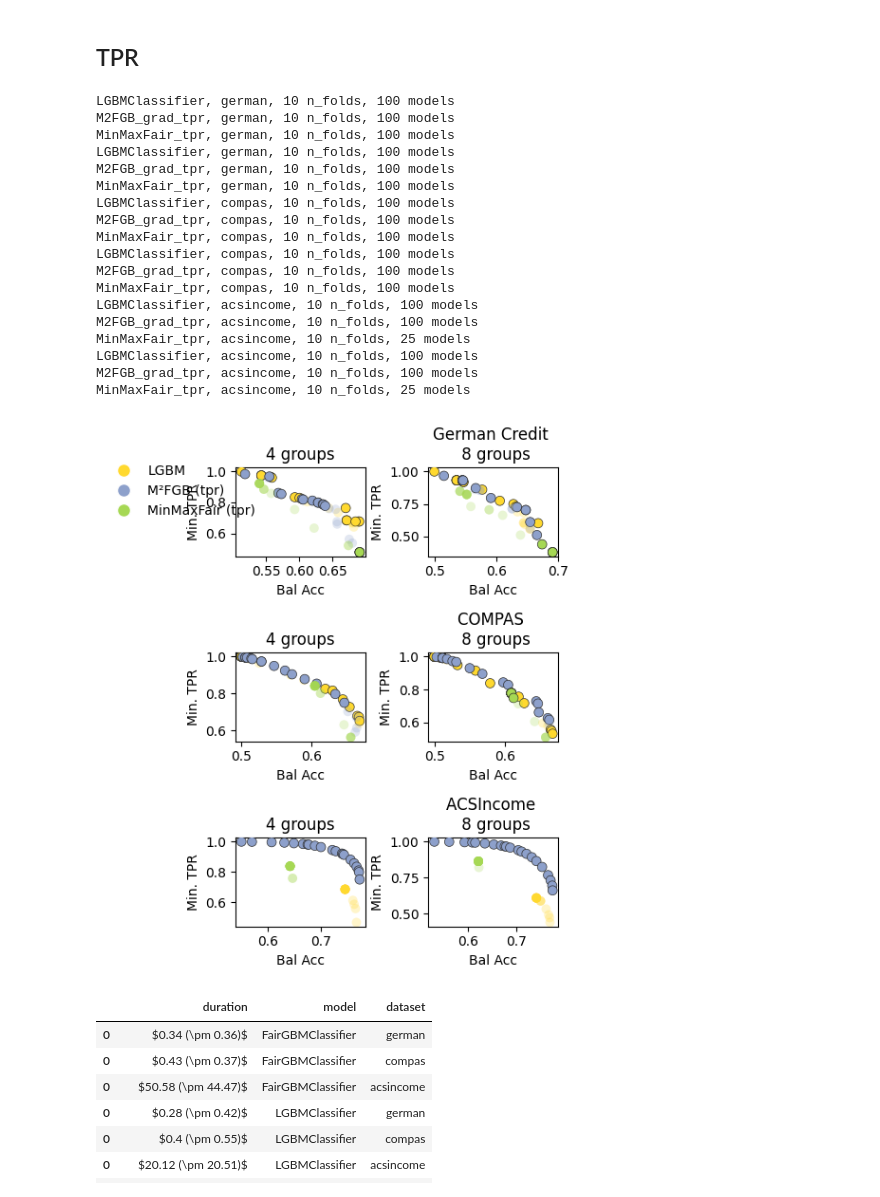
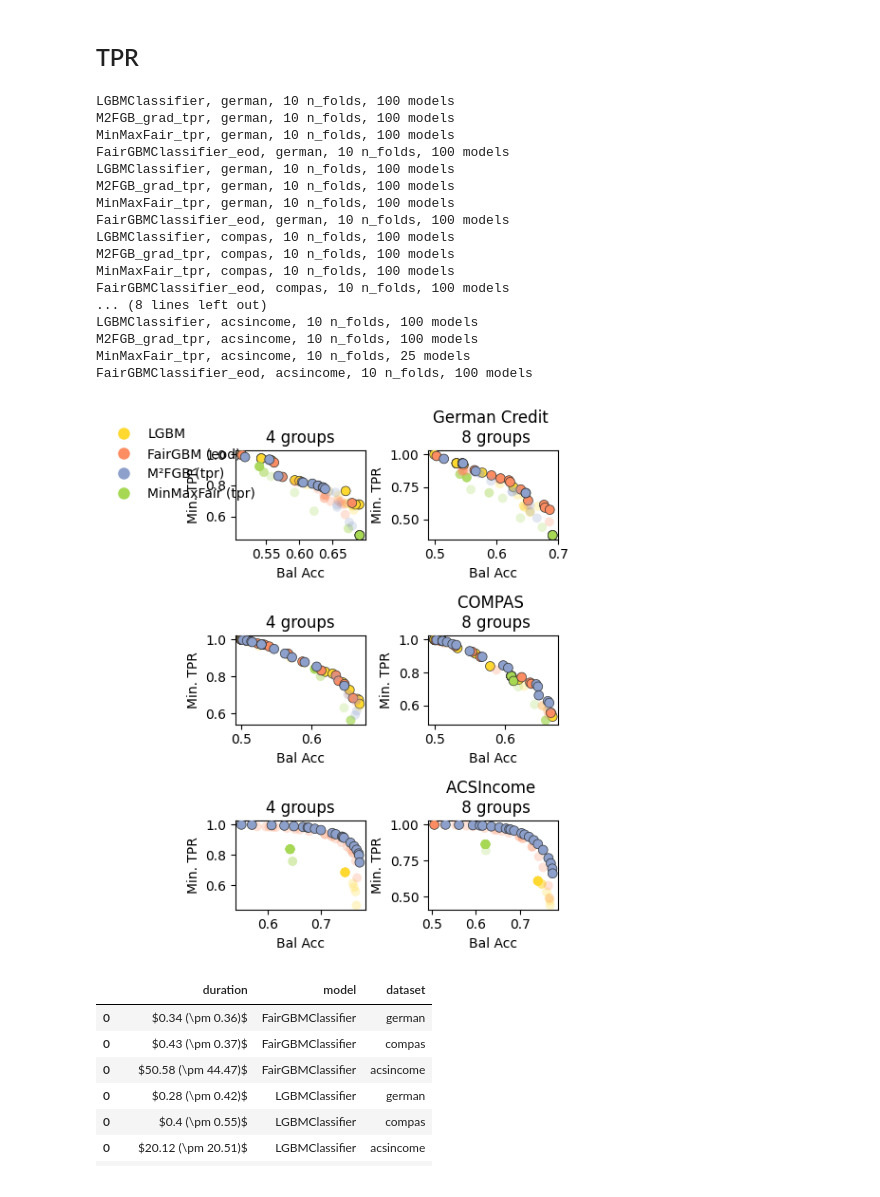
Before and after one commit to hiaac-finance/m2fgb, a Jupyter notebook: notebooks/analyze_results_new.ipynb, the cells around one changed output. Cells and saved outputs as stored; diff of their text form; code cells hidden in the pictures.

Commit message:
updated plot

```diff
--- a/notebooks/analyze_results_new.ipynb
+++ b/notebooks/analyze_results_new.ipynb
@@ -18,6 +19,7 @@ dataset_names = {
 methods_color = {
     "LGBMClassifier" : "#ffd92f",
     "FairGBMClassifier" : "#fc8d62",
+    "FairGBMClassifier_eod" : "#fc8d62",
     "MinMaxFair" : "#a6d854",
     "MinMaxFair_tpr" : "#a6d854",
     "M2FGB_grad" : "#8da0cb",
@@ -29,6 +31,7 @@ methods_color = {
 methods_names = {
     "LGBMClassifier" : "LGBM",
     "FairGBMClassifier" : "FairGBM",
+    "FairGBMClassifier_eod" : "FairGBM (eod)",
     "M2FGB_grad" : "M²FGB",
     "M2FGB_grad_tpr" : "M²FGB (tpr)",
     "M2FGB_grad_pr" : "M²FGB (pr)",
@@ -39,11 +42,11 @@ methods_names = {
 }
 
 handles = [
-    Line2D([0], [0], marker = "o", color = "w", label=value, markerfacecolor=methods_color[key], markersize=10) for key, value in methods_names.items() if "tpr" not in key and "pr" not in key
+    Line2D([0], [0], marker = "o", color = "w", label=value, markerfacecolor=methods_color[key], markersize=10) for key, value in methods_names.items() if "tpr" not in key and "pr" not in key and "eod" not in key
 ]
 
 handles_tpr = [
-    Line2D([0], [0], marker = "o", color = "w", label=value, markerfacecolor=methods_color[key], markersize=10) for key, value in methods_names.items() if "tpr" in key or "LGBM" in key
+    Line2D([0], [0], marker = "o", color = "w", label=value, markerfacecolor=methods_color[key], markersize=10) for key, value in methods_names.items() if "tpr" in key or "LGBM" in key or "eod" in key
 ]
 handles_pr = [
     Line2D([0], [0], marker = "o", color = "w", label=value, markerfacecolor=methods_color[key], markersize=10) for key, value in methods_names.items() if "_pr" in key or "LGBM" in key
@@ -425,7 +428,8 @@ fig, axs = plt.subplots(nrows = 3, ncols = 2, figsize = (6, 6))
 methods = [
     "LGBMClassifier",
     "M2FGB_grad_tpr",
-    "MinMaxFair_tpr"
+    "MinMaxFair_tpr",
+    "FairGBMClassifier_eod",
 ]
 fair_metric = "min_tpr"
 max_models = 100
@@ -467,49 +471,48 @@ for jj, dataset_name in enumerate(["german", "compas",  "acsincome"]):
                 alpha = [0.25 if d else 1 for d in results_m.dominated],
                 label = model_name,
                 lw = [0 if d else 0.5 for d in results_m.dominated],
-                zorder = 10 if model_name != "M2FGB_grad" else 100,
+                zorder = 10 if model_name != "M2FGB_grad_tpr" else 100,
                 ec = ["#ffffff" if d else "#303030" for d in results_m.dominated],
-
+                #marker = "D" if model_name != "M2FGB_grad_tpr" else "o"
             )
 
 
         #axs[ii].legend()
         axs[jj, ii].set_xlabel("Bal Acc")
         axs[jj, ii].set_ylabel("Min. TPR")
         #axs[jj, ii].grid(True)
         if ii == 0 and jj == 0:
             axs[jj, ii].legend(handles=handles_tpr, loc="lower left", bbox_to_anchor=(-1.05, 0.3), frameon=False)
 
         if ii == 1:
             axs[jj, ii].set_title(f"{dataset_names[dataset_name]} \n {n_groups} groups")
         else:
             axs[jj, ii].set_title(f"{n_groups} groups")
 
 
 
 plt.tight_layout()
 plt.savefig("../figs/results_datasets_tpr.pdf", dpi = 300)
 plt.show()
 # %% [output]
 LGBMClassifier, german, 10 n_folds, 100 models
 M2FGB_grad_tpr, german, 10 n_folds, 100 models
 MinMaxFair_tpr, german, 10 n_folds, 100 models
+FairGBMClassifier_eod, german, 10 n_folds, 100 models
 LGBMClassifier, german, 10 n_folds, 100 models
 M2FGB_grad_tpr, german, 10 n_folds, 100 models
 MinMaxFair_tpr, german, 10 n_folds, 100 models
+FairGBMClassifier_eod, german, 10 n_folds, 100 models
 LGBMClassifier, compas, 10 n_folds, 100 models
 M2FGB_grad_tpr, compas, 10 n_folds, 100 models
 MinMaxFair_tpr, compas, 10 n_folds, 100 models
-LGBMClassifier, compas, 10 n_folds, 100 models
-M2FGB_grad_tpr, compas, 10 n_folds, 100 models
-MinMaxFair_tpr, compas, 10 n_folds, 100 models
+FairGBMClassifier_eod, compas, 10 n_folds, 100 models
+... (8 lines left out)
 LGBMClassifier, acsincome, 10 n_folds, 100 models
 M2FGB_grad_tpr, acsincome, 10 n_folds, 100 models
 MinMaxFair_tpr, acsincome, 10 n_folds, 25 models
-LGBMClassifier, acsincome, 10 n_folds, 100 models
-M2FGB_grad_tpr, acsincome, 10 n_folds, 100 models
-MinMaxFair_tpr, acsincome, 10 n_folds, 25 models
+FairGBMClassifier_eod, acsincome, 10 n_folds, 100 models
-[figure, old version]
+[figure, new version]
 # %%
 def summary_time(dataset_name, model_name, path, max_models = None):
     results = []
```
Also changed, not shown: parts of 5 cells of this notebook.
